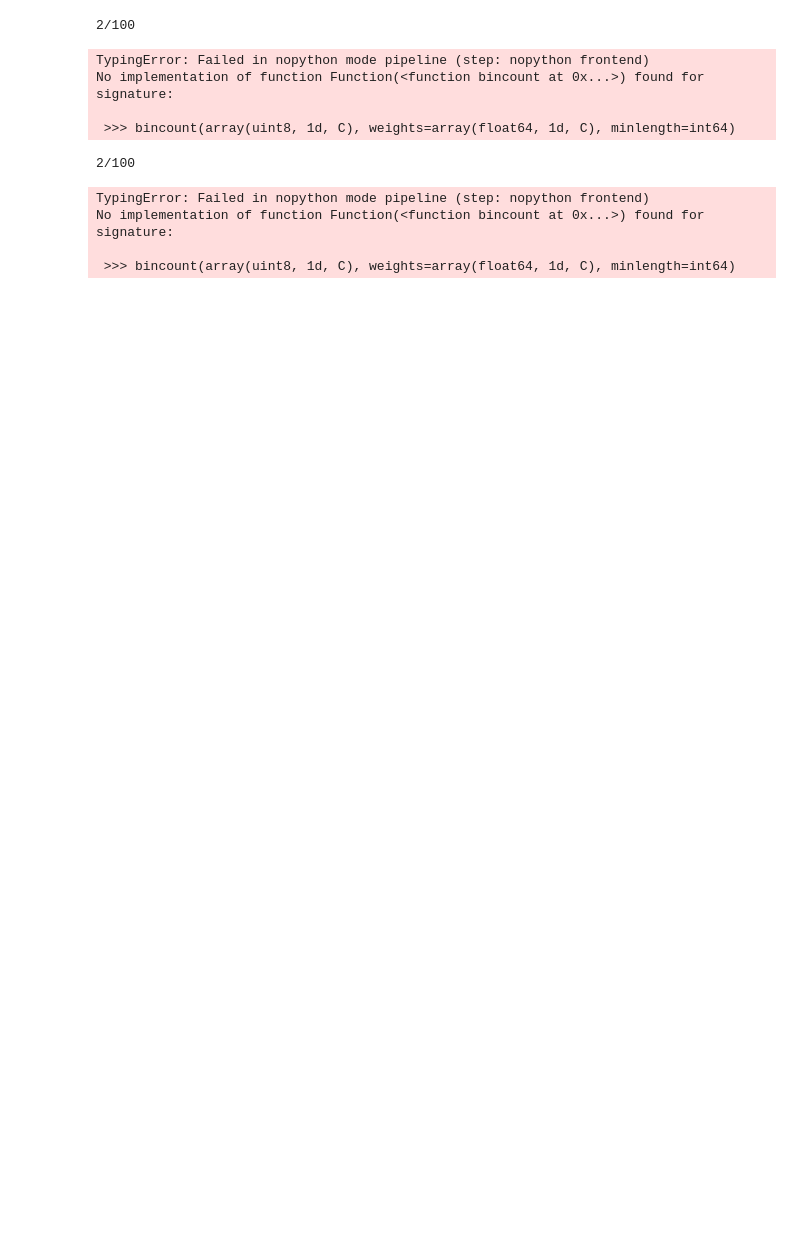
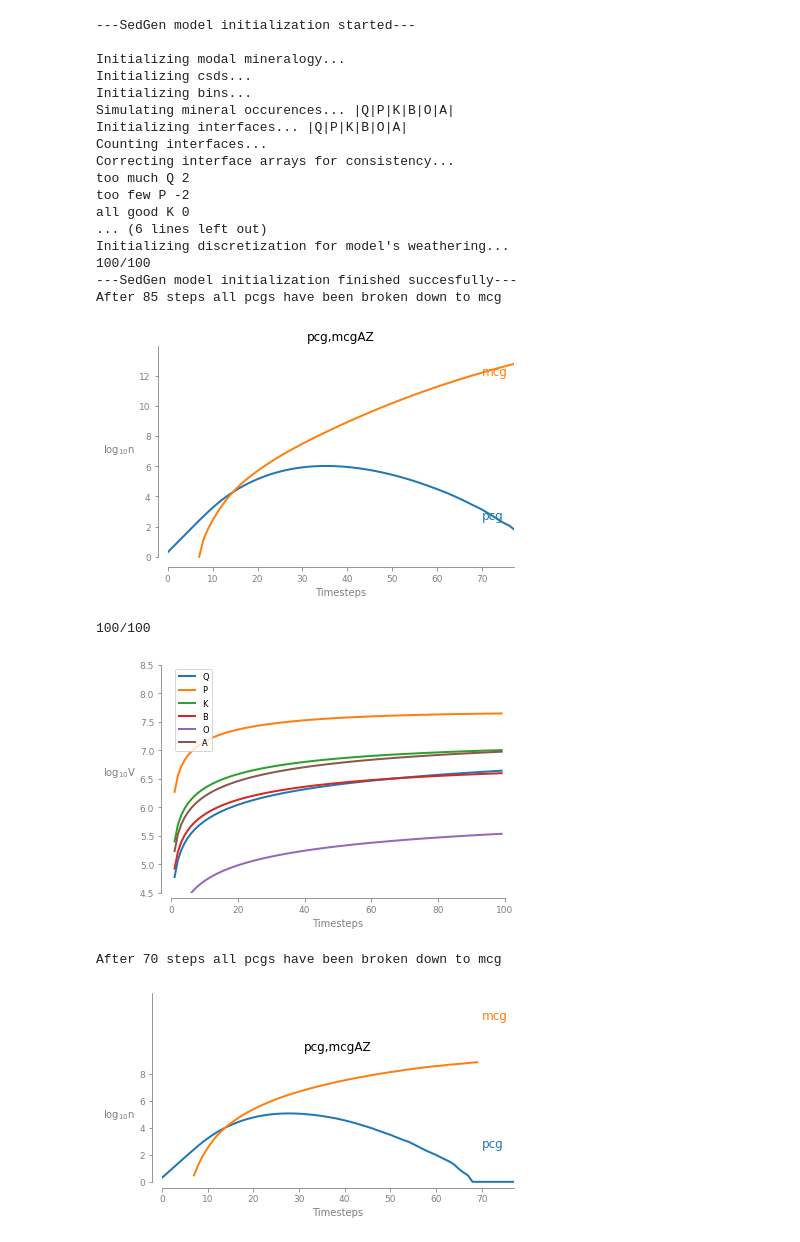
Before and after one commit to QuintenW98/SedgenmasterthesisQ, a Jupyter notebook: notebooks/simulation.ipynb, the cells around one changed output. Saved outputs shown, nothing was run; the diff lists cells and outputs as text; code cells hidden in the pictures; blank space fills up the shorter version.

Commit message:
simulation for mechanical, chemical weathering
plots of pcg and mcg addition and pcg residues/timestep for all plutons

```diff
--- a/notebooks/simulation.ipynb
+++ b/notebooks/simulation.ipynb
@@ -87,16 +59,14 @@ After 67 steps all pcgs have been broken down to mcg
-# %%
-SedGen_CA_NS_chem = SedGen_CA_NS.weathering(operations = ["chem_mcg", "chem_pcg"], timesteps = 100, inplace = False)
-# %% [output]
-2/100
-TypingError: Failed in nopython mode pipeline (step: nopython frontend)
-No implementation of function Function(<function bincount at 0x...>) found for signature:
-
- >>> bincount(array(uint8, 1d, C), weights=array(float64, 1d, C), minlength=int64)
-# %%
-SedGen_CA_NS_both = SedGen_CA_NS.weathering(operations = ["intra_cb", "inter_cb", "chem_mcg", "chem_pcg"], timesteps = 100, inplace = False)
-# %% [output]
-2/100
-TypingError: Failed in nopython mode pipeline (step: nopython frontend)
-No implementation of function Function(<function bincount at 0x...>) found for signature:
-
- >>> bincount(array(uint8, 1d, C), weights=array(float64, 1d, C), minlength=int64)
+# %%
+def plutonname(i):
+    if i == 0:
+        return 'AZ'
+    elif i == 1:
+        return 'CA_EW'
+    elif i == 2:
+        return 'CA_NS'
+    elif i == 3:
+        return 'GR'
+    elif i == 4:
+        return 'MT'
+    elif i == 5:
+        return 'WA'
@@ -102,0 +150,44 @@ No implementation of function Function(<function bincount at 0x...>) found for s
+# %%
+%%time
+for i in range (6):
+    #sedgen running for every pluton
+    sedgen = SedGen(minerals, 1e8, modal_mineralogy[i], csds_means[i], csds_stds[i],
+                    learning_rate = 10000,
+                    chem_weath_rates = [0.01, 0.13, 0.07, 0.05, 0.01, 0.03])
+        #establishing plutonname
+    pluton = plutonname(i)
+        #running mechanical weathering
+    sedgen_mech = sedgen.weathering(operations = ["intra_cb","inter_cb"], timesteps = 100, inplace = False)
+        #plotting
+    lineplotpcgmcg(pluton,sedgen_mech)
+        #running chemical weathering
+    sedgen_chem = sedgen.weathering(operations = ["chem_mcg","chem_pcg"],timesteps = 100, inplace = False)
+        #plotting
+    lineplotchemweath(pluton, sedgen_chem, sedgen)
+        #running chemical mechanical weathering
+    sedgen_chem_mech = sedgen.weathering(operations = ["intra_cb","inter_cb","chem_mcg","chem_pcg"],timesteps = 100, inplace = False)
+    lineplotpcgmcg(pluton, sedgen_chem_mech)
+    lineplotchemweath(pluton, sedgen_chem_mech, sedgen)
+# %% [output]
+---SedGen model initialization started---
+
+Initializing modal mineralogy...
+Initializing csds...
+Initializing bins...
+Simulating mineral occurences... |Q|P|K|B|O|A|
+Initializing interfaces... |Q|P|K|B|O|A|
+Counting interfaces...
+Correcting interface arrays for consistency...
+too much Q 2
+too few P -2
+all good K 0
+... (6 lines left out)
+Initializing discretization for model's weathering...
+100/100
+---SedGen model initialization finished succesfully---
+After 85 steps all pcgs have been broken down to mcg
+[figure, added]
+100/100
+[figure, added]
+After 70 steps all pcgs have been broken down to mcg
+[figure, added]
```
Also changed, not shown: parts of 10 cells of this notebook.
